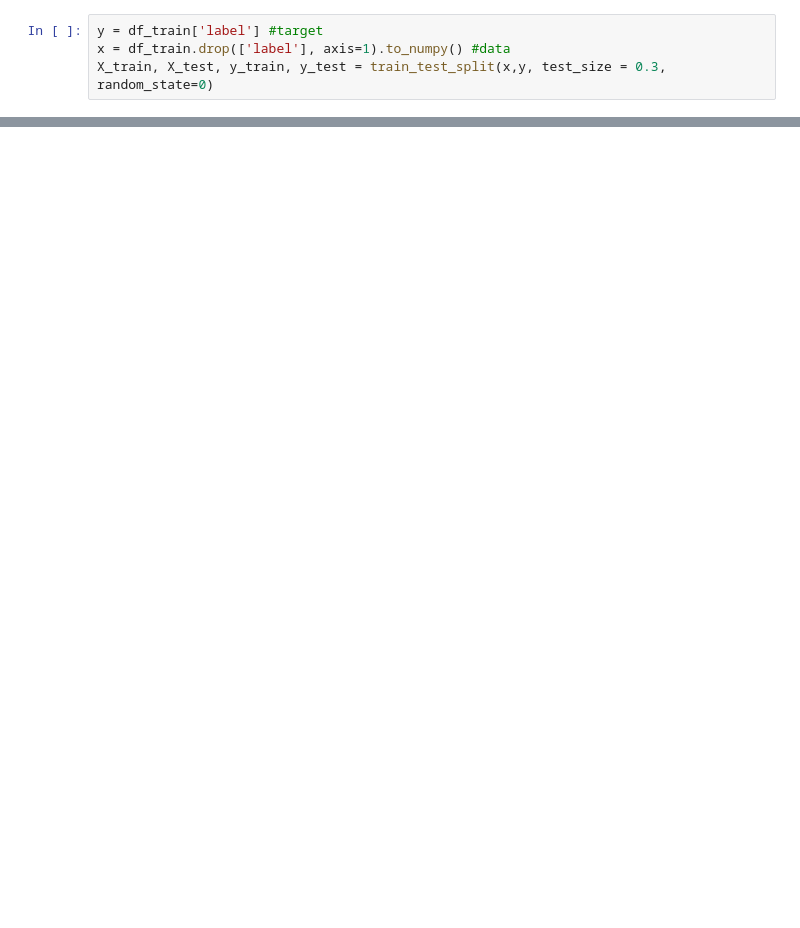
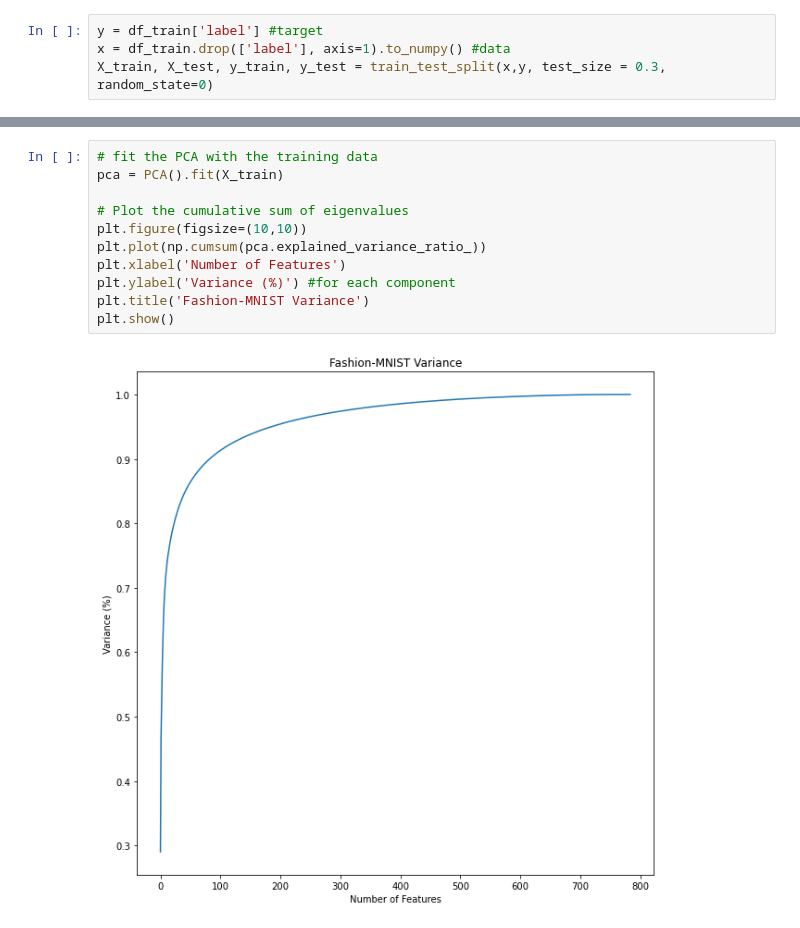
Before and after one commit to renanarimon/ML, a Jupyter notebook: fashion mnist.ipynb, the cells around one changed output, grey strips where cells are left out. Saved outputs shown, nothing was run; the diff lists cells and outputs as text; blank space fills up the shorter version.

```diff
--- a/fashion mnist.ipynb
+++ b/fashion mnist.ipynb
@@ -56,0 +71,13 @@ plt.show()
+# %%
+# fit the PCA with the training data
+pca = PCA().fit(X_train)
+
+# Plot the cumulative sum of eigenvalues
+plt.figure(figsize=(10,10))
+plt.plot(np.cumsum(pca.explained_variance_ratio_))
+plt.xlabel('Number of Features')
+plt.ylabel('Variance (%)') #for each component
+plt.title('Fashion-MNIST Variance')
+plt.show()
+# %% [output]
+[figure, added]
```
Also changed, not shown: parts of 31 cells of this notebook.
